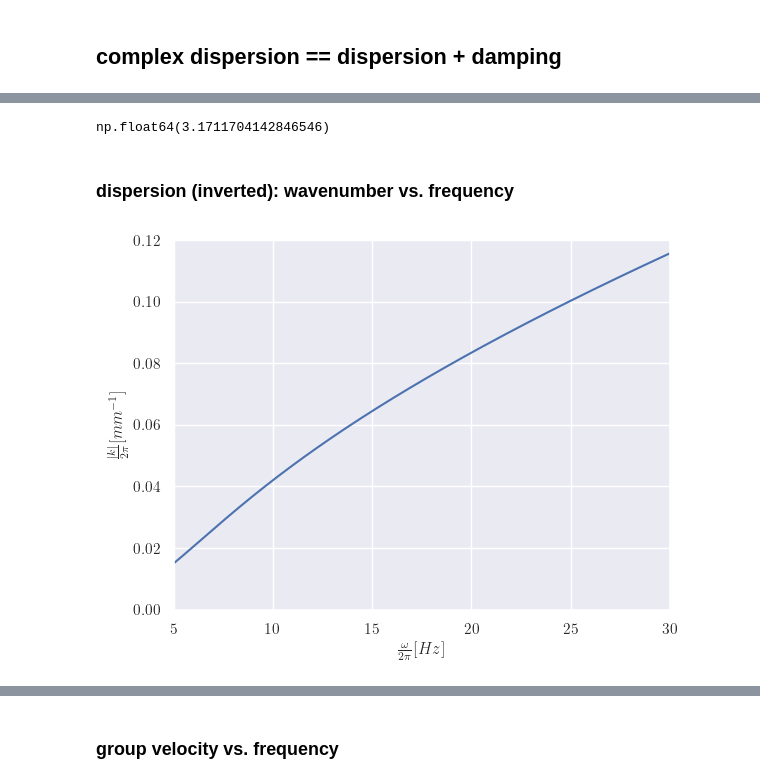
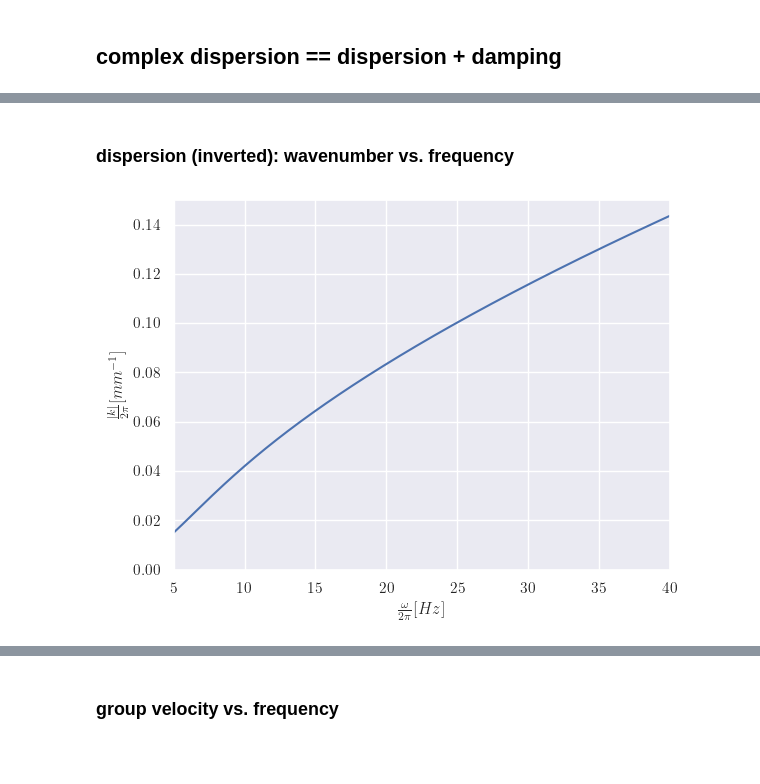
Before and after one commit to InbarMaimon/ProjectAquarium, a Jupyter notebook: notes/wave_maker/wave_maker_theory.ipynb, the cells around one changed output, grey strips where cells are left out. Saved outputs shown, nothing was run; the diff lists cells and outputs as text; code cells hidden in the pictures; blank space fills up the shorter version.

```diff
--- a/notes/wave_maker/wave_maker_theory.ipynb
+++ b/notes/wave_maker/wave_maker_theory.ipynb
@@ -131,8 +124,3 @@ plt.ylim(0,0.12)
-# %%
-k_example = 40  # m^-1
-np.sqrt(g0 * k_example + tau/rho * k_example**3)/(2*pi)
-# %% [output]
-np.float64(3.1711704142846546)
 # %%
 # alternative no decay
 
@@ -164,16 +152,16 @@ for i in range(N):
 ### dispersion (inverted): wavenumber vs. frequency
 # %%
 plt.plot(frequencies, k_ps_abs/(2*np.pi * 1000))
-plt.xlim(5, 30)
+plt.xlim(5, 40)
 plt.xlabel(r"$\frac{\omega}{2\pi} [Hz]$")
-plt.ylim(0, 0.12)
+plt.ylim(0, 0.15)
 plt.ylabel(r"$\frac{|k|}{2\pi} [mm^{-1}]$")
 
 plt.savefig(
     fname=join_path(PATH_FIGURES, "g-c_waves_dispersion.png")
     )
 # %% [output]
-[figure, old version]
+[figure, new version]
 # %%
 wavelengths = (2*np.pi) / k_ps_abs
 rms_slopes = 0.12 * np.ones(len(wavelengths))
```
Also changed, not shown: parts of 10 cells of this notebook, 21 other files.
